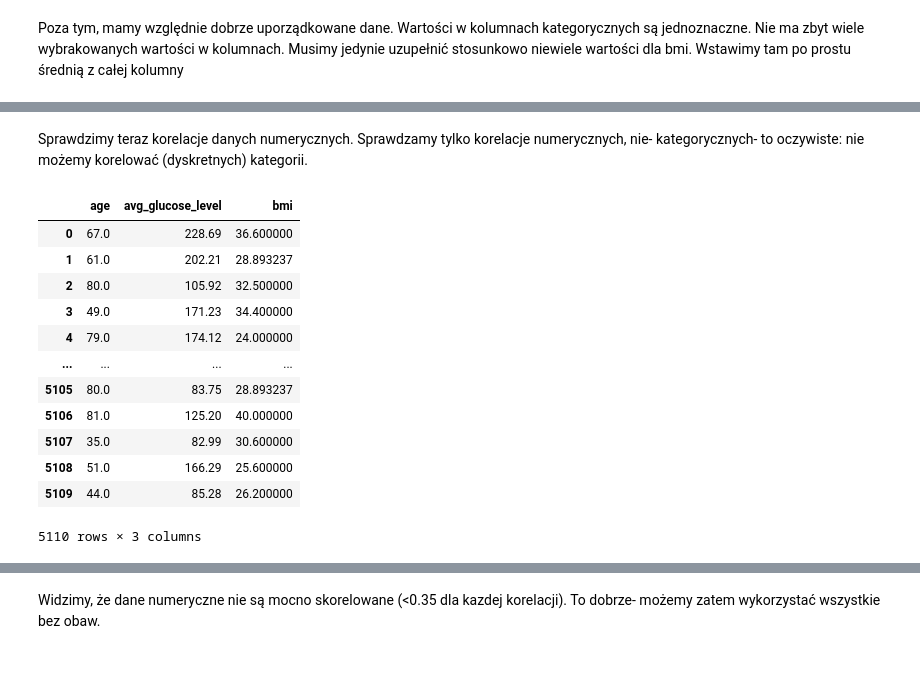
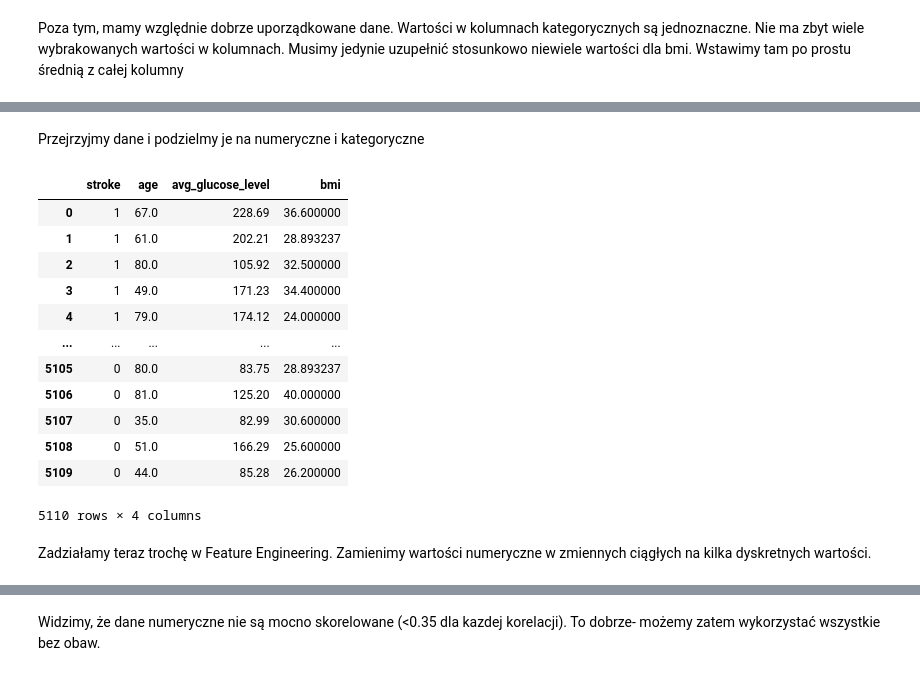
Before and after one commit to she3r/Projekt_PSI, a Jupyter notebook: Projekt zaliczeniowy/project.ipynb, the cells around one changed output, grey strips where cells are left out. Cells and saved outputs as stored; diff of their text form; code cells hidden in the pictures.

```diff
--- a/Projekt zaliczeniowy/project.ipynb
+++ b/Projekt zaliczeniowy/project.ipynb
@@ -133,22 +133,24 @@ Data columns (total 11 columns):
  10  stroke             5110 non-null   int64
 dtypes: float64(3), int64(3), object(5)
 memory usage: 439.3+ KB
-# %% [markdown]
-Sprawdzimy teraz korelacje danych numerycznych. Sprawdzamy tylko korelacje numerycznych, nie- kategorycznych- to oczywiste: nie możemy korelować (dyskretnych) kategorii.
+# %% [markdown]
+Przejrzyjmy dane i podzielmy je na numeryczne i kategoryczne
 # %%
-numerical_data = data[['age','avg_glucose_level','bmi']]
+numerical_data = data[['stroke','age','avg_glucose_level','bmi']]
 numerical_data
 # %% [output]
-|  | age | avg_glucose_level | bmi |
-| 0 | 67.0 | 228.69 | 36.600000 |
-| 1 | 61.0 | 202.21 | 28.893237 |
-| 2 | 80.0 | 105.92 | 32.500000 |
-| 3 | 49.0 | 171.23 | 34.400000 |
-| 4 | 79.0 | 174.12 | 24.000000 |
-| ... | ... | ... | ... |
-| 5105 | 80.0 | 83.75 | 28.893237 |
-| 5106 | 81.0 | 125.20 | 40.000000 |
-| 5107 | 35.0 | 82.99 | 30.600000 |
-| 5108 | 51.0 | 166.29 | 25.600000 |
-| 5109 | 44.0 | 85.28 | 26.200000 |
+|  | stroke | age | avg_glucose_level | bmi |
+| 0 | 1 | 67.0 | 228.69 | 36.600000 |
+| 1 | 1 | 61.0 | 202.21 | 28.893237 |
+| 2 | 1 | 80.0 | 105.92 | 32.500000 |
+| 3 | 1 | 49.0 | 171.23 | 34.400000 |
+| 4 | 1 | 79.0 | 174.12 | 24.000000 |
+| ... | ... | ... | ... | ... |
+| 5105 | 0 | 80.0 | 83.75 | 28.893237 |
+| 5106 | 0 | 81.0 | 125.20 | 40.000000 |
+| 5107 | 0 | 35.0 | 82.99 | 30.600000 |
+| 5108 | 0 | 51.0 | 166.29 | 25.600000 |
+| 5109 | 0 | 44.0 | 85.28 | 26.200000 |
-5110 rows × 3 columns
+5110 rows × 4 columns
+# %% [markdown]
+Zadziałamy teraz trochę w Feature Engineering. Zamienimy wartości numeryczne w zmiennych ciągłych na kilka dyskretnych wartości.
```
Also changed, not shown: parts of 6 cells of this notebook.
